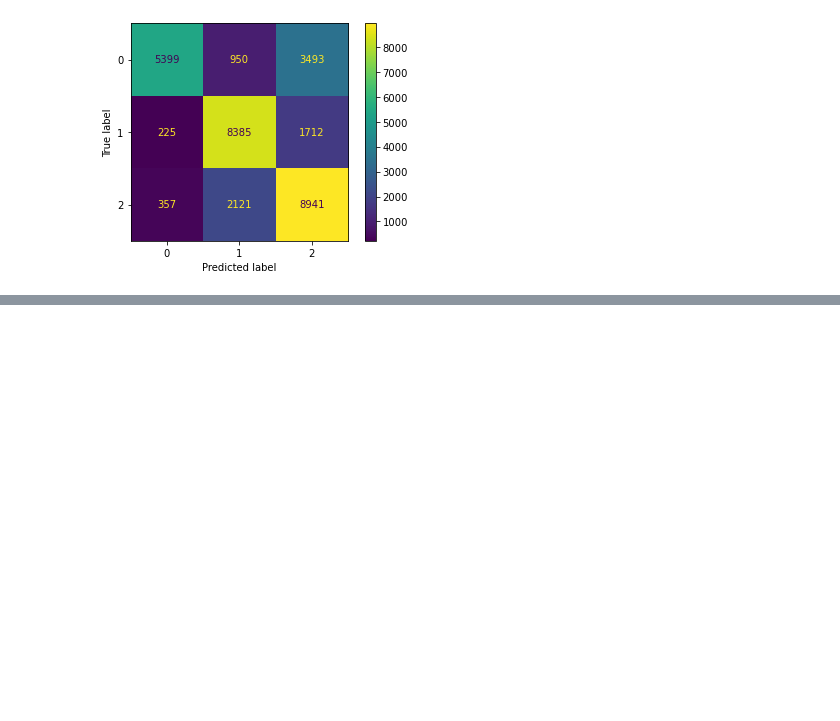
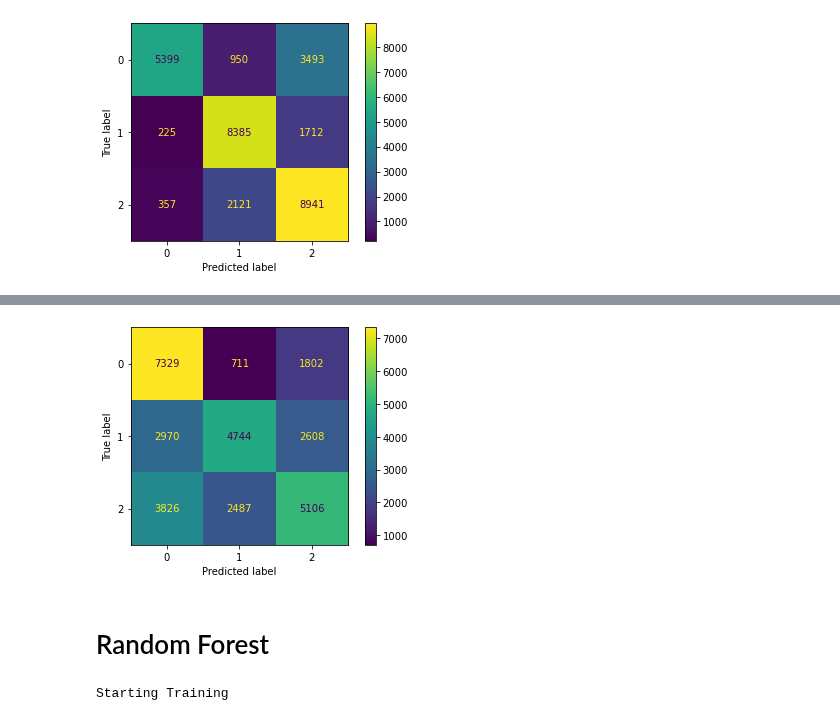
Before and after one commit to OmdenaAI/aswan-egypt-detecting-hate-nlp, a Jupyter notebook: src/tasks/task-3-feature_engineering/n-grams.ipynb, the cells around one changed output, grey strips where cells are left out. Cells and saved outputs as stored; diff of their text form; code cells hidden in the pictures; blank space fills up the shorter version.

Commit message:
Adds train and test data already split in 80/20

```diff
--- a/src/tasks/task-3-feature_engineering/n-grams.ipynb
+++ b/src/tasks/task-3-feature_engineering/n-grams.ipynb
@@ -271,3 +284,5 @@ ConfusionMatrixDisplay.from_predictions(label_test, predictions)
 plt.show();
 # %% [output]
 [figure]
+# %%
+data_train, label_train, data_test, label_test = get_tokens_ngram(ngram=3)
@@ -273,0 +300,13 @@ plt.show();
+# %%
+
+pipeline = Pipeline([
+    ('vect', CountVectorizer(analyzer=lambda x: x)), # converts strings to integer counts
+    ('tfidf', TfidfTransformer()), # converts integer counts to weighted TF-IDF scores
+    ('clf', DecisionTreeClassifier(random_state=0)) # train on TF-IDF vectors with Decision TRee classifier
+])
+print('Starting Training')
+pipeline.fit(data_train, label_train)
+print('Training Finished Predictions Called')
+predictions = pipeline.predict(data_test)
+print('Predictions Finished')
+print(classification_report(label_test, predictions))
@@ -273,0 +326,21 @@ plt.show();
+# %%
+ConfusionMatrixDisplay.from_predictions(label_test, predictions)
+plt.show();
+# %% [output]
+[figure, added]
+# %% [markdown]
+# Random Forest
+# %%
+pipeline = Pipeline([
+    ('vect', CountVectorizer(analyzer=lambda x: x)), # converts strings to integer counts
+    ('tfidf', TfidfTransformer()), # converts integer counts to weighted TF-IDF scores
+    ('clf', RandomForestClassifier(n_estimators=40)) # train on TF-IDF vectors with Decision TRee classifier
+])
+print('Starting Training')
+pipeline.fit(data_train, label_train)
+print('Training Finished Predictions Called')
+predictions = pipeline.predict(data_test)
+print('Predictions Finished')
+print(classification_report(label_test, predictions))
+# %% [output]
+Starting Training
```
Also changed, not shown: parts of 16 cells of this notebook, 4 other files.
